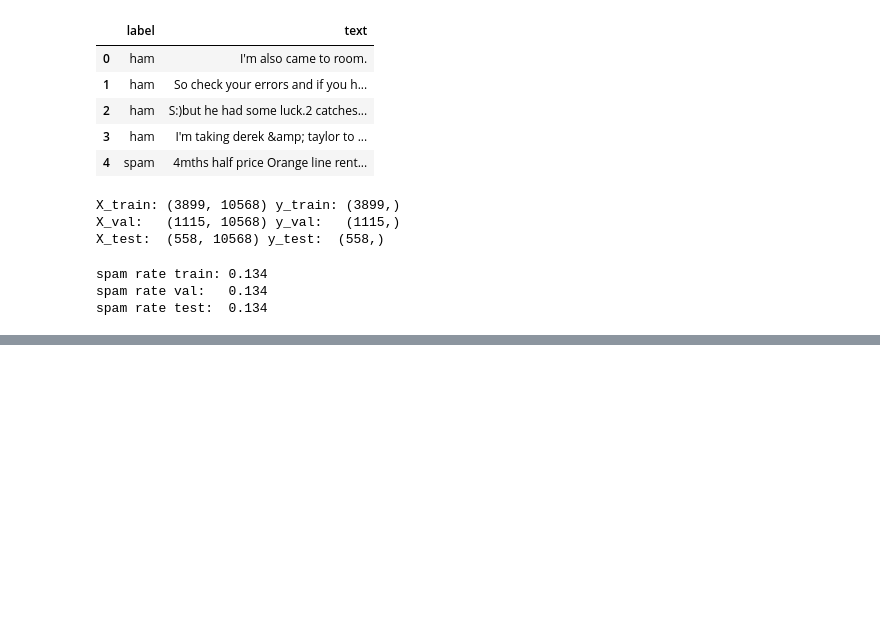
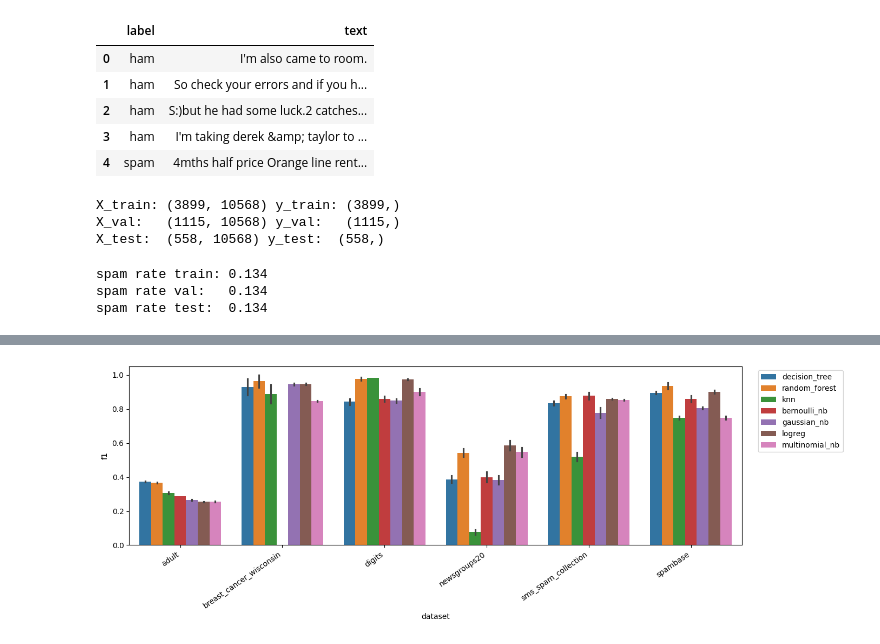
Before and after one commit to wodopoy/qwerty1234-naive-bayes-classification-study, a Jupyter notebook: main.ipynb, the cells around one changed output, grey strips where cells are left out. Drawn from its saved outputs; the diff is of its cells as text; code cells hidden in the pictures; blank space fills up the shorter version.

```diff
--- a/main.ipynb
+++ b/main.ipynb
@@ -291,0 +322,14 @@ if failed_rows:
+# %%
+import matplotlib.pyplot as plt
+import seaborn as sns
+
+plot_df = benchmark_df.sort_values(['dataset', 'split', 'f1'], ascending=[True, True, False])
+
+plt.figure(figsize=(14, 5))
+sns.barplot(data=plot_df, x='dataset', y='f1', hue='model', dodge=True)
+plt.xticks(rotation=35, ha='right')
+plt.legend(bbox_to_anchor=(1.02, 1), loc='upper left')
+plt.tight_layout()
+plt.show()
+# %% [output]
+[figure, added]
```
Also changed, not shown: parts of 3 cells of this notebook.
